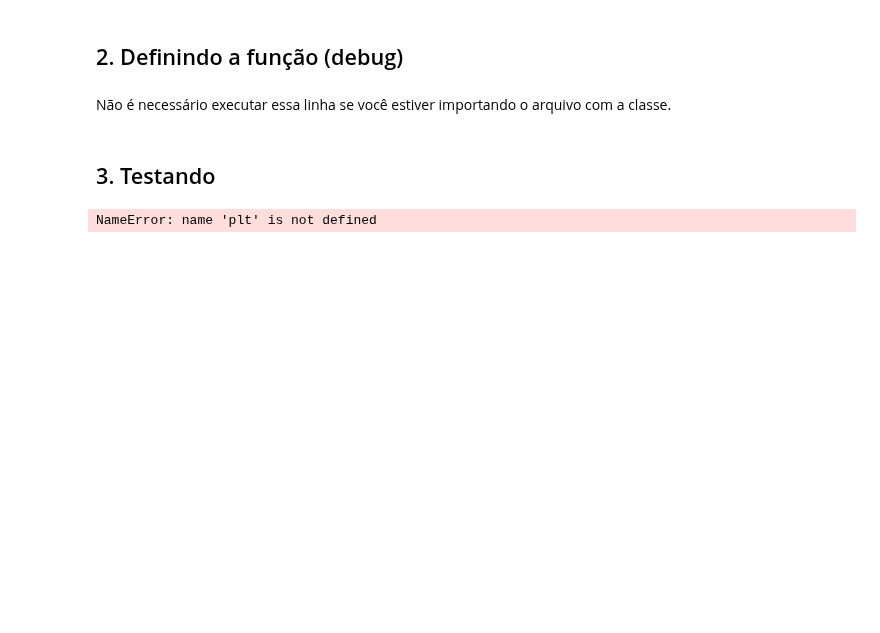
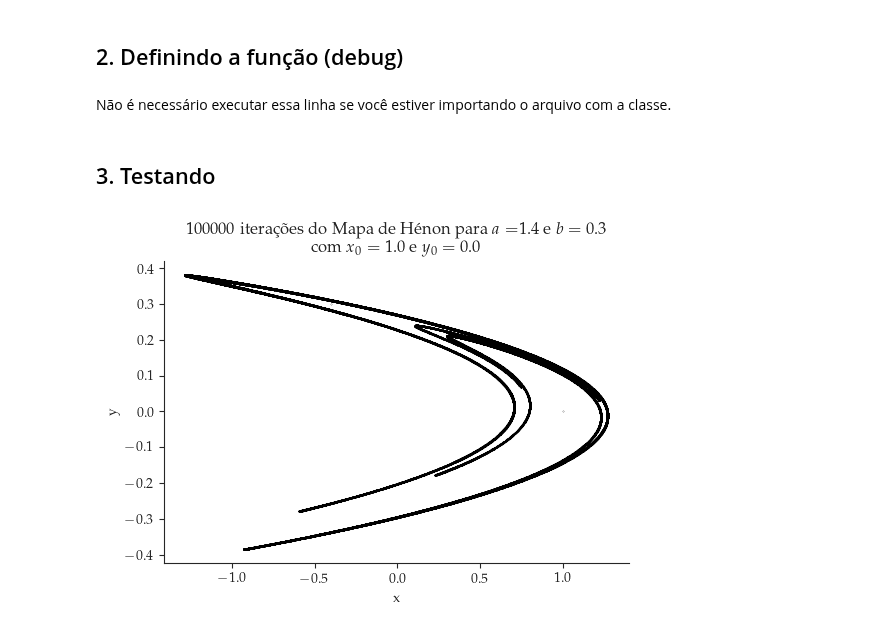
Before and after one commit to joaoppagnan/pibic-2020-2021, a Jupyter notebook: notebooks/testes/henon-map.ipynb, the cells around one changed output. Saved outputs shown, nothing was run; the diff lists cells and outputs as text; code cells hidden in the pictures; blank space fills up the shorter version.

Commit message:
mapa de hénon funcional, além de melhorias nas scripts feitas

```diff
--- a/notebooks/testes/henon-map.ipynb
+++ b/notebooks/testes/henon-map.ipynb
@@ -100,22 +107,28 @@ mapa = MapaHenon(a=1.4, b=0.7, x_inicial=0.7, y_inicial=0.3)
+# %%
+a = 1.4
+b = 0.3
+posicao = np.array([1.0, 0.0])
+
+mapa = hm.MapaHenon(a=1.4, b=0.3, posicao_inicial=posicao)
 # %%
-dados = np.array([0.7, 0.3])
+n_iteracoes = 100000
 
-for n in range(0,3000):
+for n in range(0, n_iteracoes):
     mapa.iterar()
-    dados = np.vstack((dados, mapa.posicao()))
+    posicao = np.vstack((posicao, mapa.posicao()))
 # %%
-x = dados[:,0]
-y = dados[:,1]
+x = posicao[:, 0]
+y = posicao[:, 1]
 # %%
 fig, ax = plt.subplots()
-ax.scatter(x, y, color='Blue', s = 0.5)
+ax.scatter(x, y, color='Black', s = 0.1, marker=".")
 
-ax.set_title("$30000$ iterações do Mapa de Hénon para $a = 1.4$ e $b = 0.7$ com $x_{0} = 0.7$ e $y_{0} = 0.3$")
+ax.set_title(str(n_iteracoes) + " iterações do Mapa de Hénon para $a =$" + str(a) + " e $b =$ " + str(b) + "\n com $x_{0} =$ " + str(x[0]) + " e $y_{0} =$ " + str(y[0]))
 ax.set_ylabel('y')
 ax.set_xlabel('x')
 
-ax.grid(True)
+ax.grid(False)
 sns.despine()
 plt.show()
 # %% [output]
-NameError: name 'plt' is not defined
+[figure, added]
```
Also changed, not shown: parts of 3 cells of this notebook, 3 other files.
